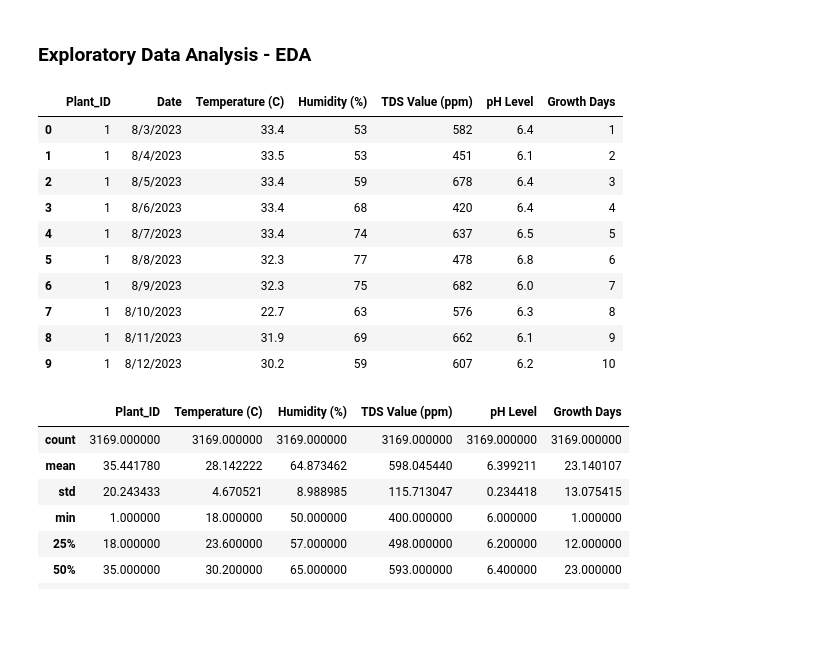
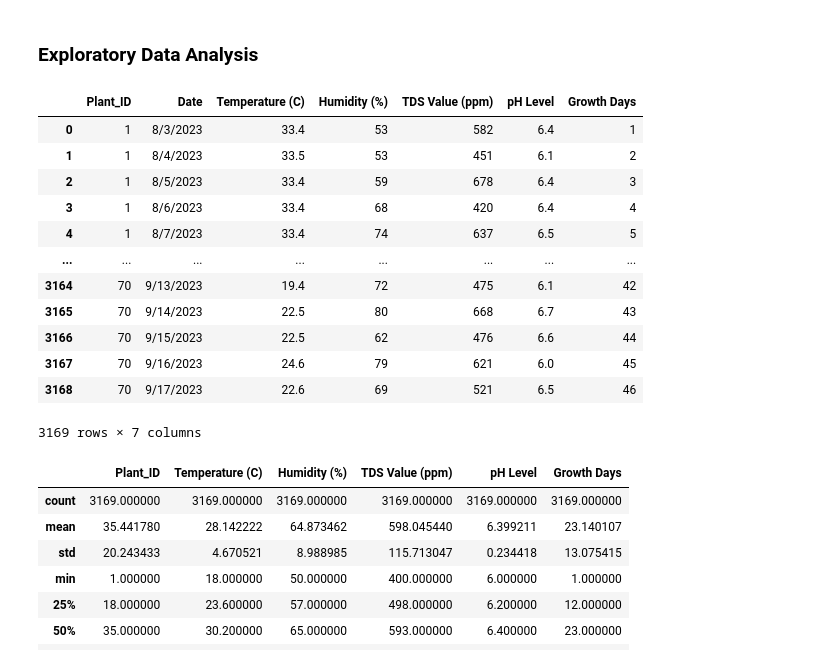
Before and after one commit to rodribro/TimeSeries, a Jupyter notebook: lettuce.ipynb, the cells around one changed output. Drawn from its saved outputs; the diff is of its cells as text; code cells hidden in the pictures; blank space fills up the shorter version.

```diff
--- a/lettuce.ipynb
+++ b/lettuce.ipynb
@@ -5,22 +5,24 @@ import matplotlib.pyplot as plt
 import seaborn as sns
 import torch
 # %% [markdown]
-### <b> Exploratory Data Analysis - EDA <b>
+### <b> Exploratory Data Analysis <b>
 # %%
 lettuce_df = pd.read_csv("trial_lettuce_dataset.csv")
-lettuce_df.head(10)
+lettuce_df
 # %% [output]
 |  | Plant_ID | Date | Temperature (C) | Humidity (%) | TDS Value (ppm) | pH Level | Growth Days |
 | 0 | 1 | 8/3/2023 | 33.4 | 53 | 582 | 6.4 | 1 |
 | 1 | 1 | 8/4/2023 | 33.5 | 53 | 451 | 6.1 | 2 |
 | 2 | 1 | 8/5/2023 | 33.4 | 59 | 678 | 6.4 | 3 |
 | 3 | 1 | 8/6/2023 | 33.4 | 68 | 420 | 6.4 | 4 |
 | 4 | 1 | 8/7/2023 | 33.4 | 74 | 637 | 6.5 | 5 |
-| 5 | 1 | 8/8/2023 | 32.3 | 77 | 478 | 6.8 | 6 |
-| 6 | 1 | 8/9/2023 | 32.3 | 75 | 682 | 6.0 | 7 |
-| 7 | 1 | 8/10/2023 | 22.7 | 63 | 576 | 6.3 | 8 |
-| 8 | 1 | 8/11/2023 | 31.9 | 69 | 662 | 6.1 | 9 |
-| 9 | 1 | 8/12/2023 | 30.2 | 59 | 607 | 6.2 | 10 |
+| ... | ... | ... | ... | ... | ... | ... | ... |
+| 3164 | 70 | 9/13/2023 | 19.4 | 72 | 475 | 6.1 | 42 |
+| 3165 | 70 | 9/14/2023 | 22.5 | 80 | 668 | 6.7 | 43 |
+| 3166 | 70 | 9/15/2023 | 22.5 | 62 | 476 | 6.6 | 44 |
+| 3167 | 70 | 9/16/2023 | 24.6 | 79 | 621 | 6.0 | 45 |
+| 3168 | 70 | 9/17/2023 | 22.6 | 69 | 521 | 6.5 | 46 |
+3169 rows × 7 columns
 # %%
 lettuce_df.describe()
 # %% [output]
```
Also changed, not shown: parts of 12 cells of this notebook.
